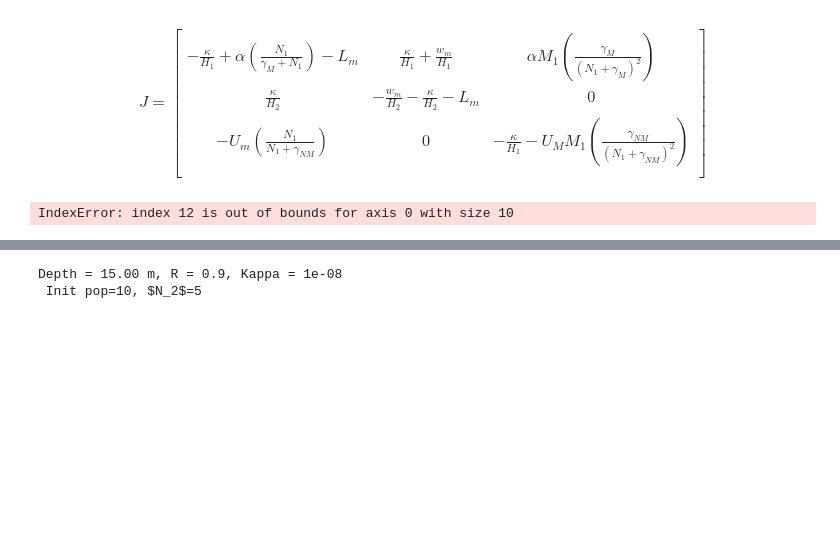
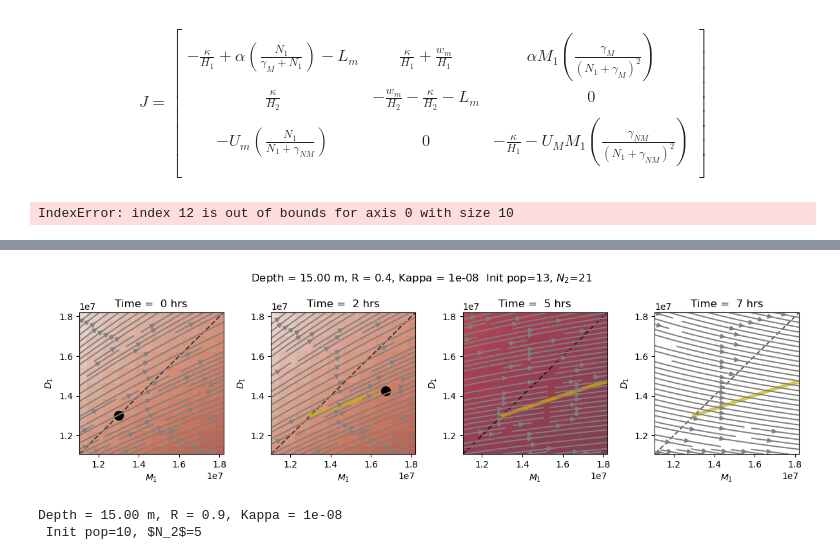
Before and after one commit to sienna-white/box_model, a Jupyter notebook: two_species.ipynb, the cells around one changed output, grey strips where cells are left out. Saved outputs shown, nothing was run; the diff lists cells and outputs as text; code cells hidden in the pictures; blank space fills up the shorter version.

```diff
--- a/two_species.ipynb
+++ b/two_species.ipynb
@@ -940,3 +1038,77 @@ Depth = 15.00 m, R = 0.9, Kappa = 1e-08
+# %%
+import os
+NN = 10
+
+id = 9
+ik = 7
+ir = 3
+inut = 3
+ipop = 9
+
+# MM = 3e6
+depth, ratio, n2, pop = get_coords(id, ir, inut, ipop)
+
+M0 = pop* 1e6 * 1.4#890000
+M00 = pop* 1e6 * 0.85 #ipop* 1e6 * 0.8 #-M0 #M0*0.6
+
+dst0 = dst.isel(n2=inut, init=ipop, depth=id, kappa=ik, ratio=ir)
+
+txt = "Depth = %2.2f m, R = %2.1f, Kappa = %1.0e  Init pop=%d, $N_2$=%d" % (depth, ratio, kappa, pop, n2)
+
+x = np.linspace(M00, M0, NN)
+y = np.linspace(M00, M0, NN)
+X, Y = np.meshgrid(x, y)
+
+fig, axs = plt.subplots(nrows=1, ncols=4, figsize=(12, 3.5), sharey=False, sharex=False)
+axs = axs.flatten()
+fig.suptitle(txt)
+
+kappa = dst.kappa.values[ik]
+R = dst.ratio.values[ir]
+H = dst.depth.values[id]
+
+for ix, it in enumerate(range(0, 40, 10)):
+    if ix>3 :
+         continue
+    d1 = dst0.d1.values[it]
+    d2 = dst0.d2.values[it]
+    m1 = dst0.m1.values[it]
+    m2 = dst0.m2.values[it]
+    n1 = dst0.n1.values[it]
+
+    # Compute derivatives on grid
+    U, V = np.zeros_like(X), np.zeros_like(Y)
+    for i in range(NN):
+        for j in range(NN):
+                f1, f2, f3, f4, f5 = pm.field_at_point_2s(R, H, kappa, X[i,j], X[i,j], Y[i,j], Y[i,j], n1, n2=n2)
+                U[i,j] = f1
+                V[i,j] = f3
+
+    axs[ix].plot([M00, M0], [M00, M0], '--', color='black', alpha=0.65)
+    axs[ix].set_xlabel(r"$M_1$")
+    axs[ix].set_ylabel(r"$D_1$")
+    axs[ix].plot(dst0.m1.values[0:it], dst0.d1.values[0:it], '-', color="#CAB607", alpha=0.73, linewidth=4)
+    axs[ix].plot(m1, d1, 'o', color="k", markersize=10)
+    axs[ix].streamplot(x, y, U, V,  color="gray")
+
+    angles = np.pi/4 - np.arctan2(V, U)
+    angles[angles < -np.pi/4] = np.nan
+    angles[angles > np.pi/4] = np.nan
+
+    h= axs[ix].pcolormesh(x, y, angles, cmap=cmo.cm.balance, alpha=0.8, vmin=-np.pi/4, vmax=np.pi/4)
+
+    plt.tight_layout()
+    axs[ix].set_title("Time = %2.0f hrs" % (dst0.t.values[it]/3600))
+    axs[ix].set_xlim(M00, M0)
+    axs[ix].set_ylim(M00, M0)
+    axs[ix].hlines(0, M00, M0, colors='k', alpha=0.4)
+    axs[ix].vlines(0, M00, M0, colors='k', alpha=0.4)
+
+if 1:
+    plt.show()
+    # fig.savefig("pivot2.png")
+# %% [output]
+[figure, added]
 # %%
 if 1:
     folder  = "gif/"
```
Also changed, not shown: parts of 9 cells of this notebook.
